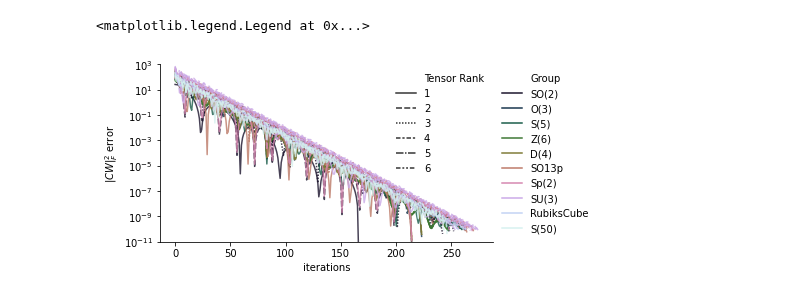
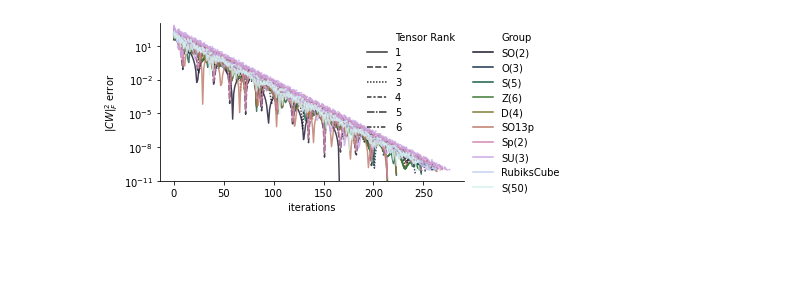
Before and after one commit to mfinzi/equivariant-MLP, a Jupyter notebook: experiments/notebooks/additional_appendix_figs.ipynb, the cells around one changed output. Cells and saved outputs as stored; diff of their text form; code cells hidden in the pictures; blank space fills up the shorter version.

```diff
--- a/experiments/notebooks/additional_appendix_figs.ipynb
+++ b/experiments/notebooks/additional_appendix_figs.ipynb
@@ -68,23 +68,25 @@ plt.show()
 # %%
 import seaborn as sns
 plot=sns.relplot(
     data=df,
     x='iterations', y=r'$\|CW\|_F^2$ error',
     hue="Group", style="Tensor Rank",palette= sns.color_palette("cubehelix",len(groups)),#sns.color_palette("rocket_r"),
     kind="line",alpha=.8,
-    height=3, aspect=16/9,#legend=False,
+    height=3, aspect=16/12,#legend=False,
 )
 plt.yscale('log')
 #plt.xlim((-5,270))
 plt.ylim((1e-11,1e3))
 plot._legend.remove()
 
 
 axes =plot.axes[0][0]
 h,l = axes.get_legend_handles_labels()
 l1 = axes.legend(h[:len(groups)+1],l[:len(groups)+1], loc='best',bbox_to_anchor=(1,1),framealpha=0)
 l2 = axes.legend(h[len(groups)+1:],l[len(groups)+1:], loc='best',framealpha=0)
 axes.add_artist(l1)
+plt.tight_layout()
+plt.savefig(f'krylov_convergence.png', bbox_inches='tight')
+plt.show()
 # %% [output]
-<matplotlib.legend.Legend at 0x...>
-[figure, old version]
+[figure, new version]
```
Also changed, not shown: parts of 1 cell of this notebook.
